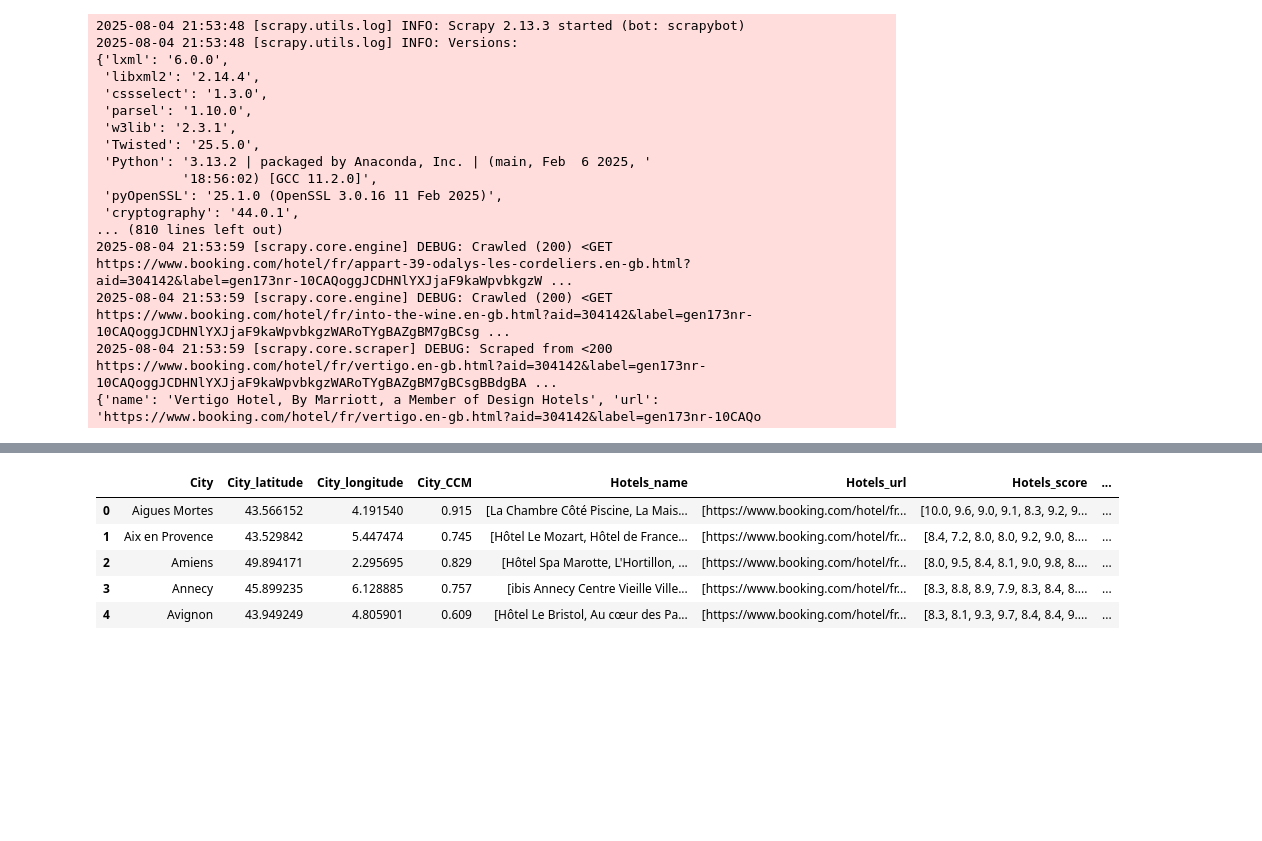
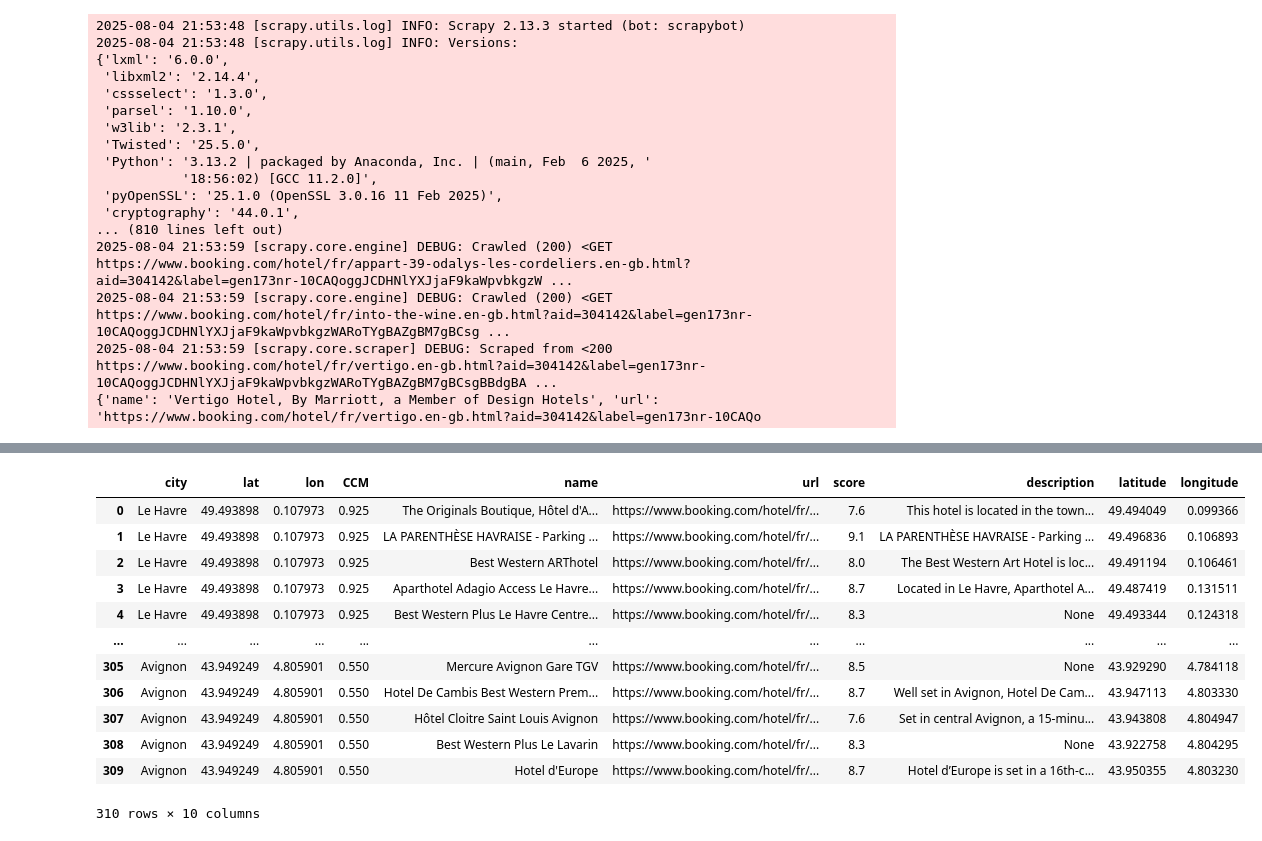
Before and after one commit to thibautmodrin/CDSD_Certification_Projets, a Jupyter notebook: Projet 1 - Data Collection - Kayak/5_Booking_Scrap.ipynb, the cells around one changed output, grey strips where cells are left out. Cells and saved outputs as stored; diff of their text form; code cells hidden in the pictures; blank space fills up the shorter version.

```diff
--- a/Projet 1 - Data Collection - Kayak/5_Booking_Scrap.ipynb
+++ b/Projet 1 - Data Collection - Kayak/5_Booking_Scrap.ipynb
@@ -70,5 +49,0 @@ df_city_ccm
-# %%
-df_booking_grouped = df_booking.groupby('city').agg(lambda x: list(x)).reset_index()
-df_joined=df_booking_grouped.join(df_city_ccm.set_index('city'), on='city')
-df_joined.columns=['City','Hotels_name','Hotels_url','Hotels_score','Hotels_description','Hotels_latitude','Hotels_longitude','City_latitude','City_longitude','City_CCM']
-df_joined.head()
@@ -82,16 +50,20 @@ df_joined.head()
-# %%
-# Réorganiser les colonnes de df_joined
-columns_order = ['City', 'City_latitude', 'City_longitude', 'City_CCM',
-                 'Hotels_name', 'Hotels_url', 'Hotels_score', 'Hotels_description',
-                 'Hotels_latitude', 'Hotels_longitude']
-
-df_joined = df_joined[columns_order]
-df_joined.head()
-# %% [output]
-|  | City | City_latitude | City_longitude | City_CCM | Hotels_name | Hotels_url | Hotels_score | ... |
-| 0 | Aigues Mortes | 43.566152 | 4.191540 | 0.915 | [La Chambre Côté Piscine, La Mais... | [https://www.booking.com/hotel/fr... | [10.0, 9.6, 9.0, 9.1, 8.3, 9.2, 9... | ... |
-| 1 | Aix en Provence | 43.529842 | 5.447474 | 0.745 | [Hôtel Le Mozart, Hôtel de France... | [https://www.booking.com/hotel/fr... | [8.4, 7.2, 8.0, 8.0, 9.2, 9.0, 8.... | ... |
-| 2 | Amiens | 49.894171 | 2.295695 | 0.829 | [Hôtel Spa Marotte, L'Hortillon, ... | [https://www.booking.com/hotel/fr... | [8.0, 9.5, 8.4, 8.1, 9.0, 9.8, 8.... | ... |
-| 3 | Annecy | 45.899235 | 6.128885 | 0.757 | [ibis Annecy Centre Vieille Ville... | [https://www.booking.com/hotel/fr... | [8.3, 8.8, 8.9, 7.9, 8.3, 8.4, 8.... | ... |
-| 4 | Avignon | 43.949249 | 4.805901 | 0.609 | [Hôtel Le Bristol, Au cœur des Pa... | [https://www.booking.com/hotel/fr... | [8.3, 8.1, 9.3, 9.7, 8.4, 8.4, 9.... | ... |
+# %%
+df_join=df_city_ccm.merge(df_booking, left_on='city', right_on='city', how='left')
+df_join=df_join.dropna(subset=['latitude', 'longitude']).reset_index(drop=True)
+# %%
+df_join
+# %% [output]
+|  | city | lat | lon | CCM | name | url | score | description | latitude | longitude |
+| 0 | Le Havre | 49.493898 | 0.107973 | 0.925 | The Originals Boutique, Hôtel d'A... | https://www.booking.com/hotel/fr/... | 7.6 | This hotel is located in the town... | 49.494049 | 0.099366 |
+| 1 | Le Havre | 49.493898 | 0.107973 | 0.925 | LA PARENTHÈSE HAVRAISE - Parking ... | https://www.booking.com/hotel/fr/... | 9.1 | LA PARENTHÈSE HAVRAISE - Parking ... | 49.496836 | 0.106893 |
+| 2 | Le Havre | 49.493898 | 0.107973 | 0.925 | Best Western ARThotel | https://www.booking.com/hotel/fr/... | 8.0 | The Best Western Art Hotel is loc... | 49.491194 | 0.106461 |
+| 3 | Le Havre | 49.493898 | 0.107973 | 0.925 | Aparthotel Adagio Access Le Havre... | https://www.booking.com/hotel/fr/... | 8.7 | Located in Le Havre, Aparthotel A... | 49.487419 | 0.131511 |
+| 4 | Le Havre | 49.493898 | 0.107973 | 0.925 | Best Western Plus Le Havre Centre... | https://www.booking.com/hotel/fr/... | 8.3 | None | 49.493344 | 0.124318 |
+| ... | ... | ... | ... | ... | ... | ... | ... | ... | ... | ... |
+| 305 | Avignon | 43.949249 | 4.805901 | 0.550 | Mercure Avignon Gare TGV | https://www.booking.com/hotel/fr/... | 8.5 | None | 43.929290 | 4.784118 |
+| 306 | Avignon | 43.949249 | 4.805901 | 0.550 | Hotel De Cambis Best Western Prem... | https://www.booking.com/hotel/fr/... | 8.7 | Well set in Avignon, Hotel De Cam... | 43.947113 | 4.803330 |
+| 307 | Avignon | 43.949249 | 4.805901 | 0.550 | Hôtel Cloitre Saint Louis Avignon | https://www.booking.com/hotel/fr/... | 7.6 | Set in central Avignon, a 15-minu... | 43.943808 | 4.804947 |
+| 308 | Avignon | 43.949249 | 4.805901 | 0.550 | Best Western Plus Le Lavarin | https://www.booking.com/hotel/fr/... | 8.3 | None | 43.922758 | 4.804295 |
+| 309 | Avignon | 43.949249 | 4.805901 | 0.550 | Hotel d'Europe | https://www.booking.com/hotel/fr/... | 8.7 | Hotel d’Europe is set in a 16th-c... | 43.950355 | 4.803230 |
+310 rows × 10 columns
 # %%
```
Also changed, not shown: parts of 4 cells of this notebook, 4 other files.
